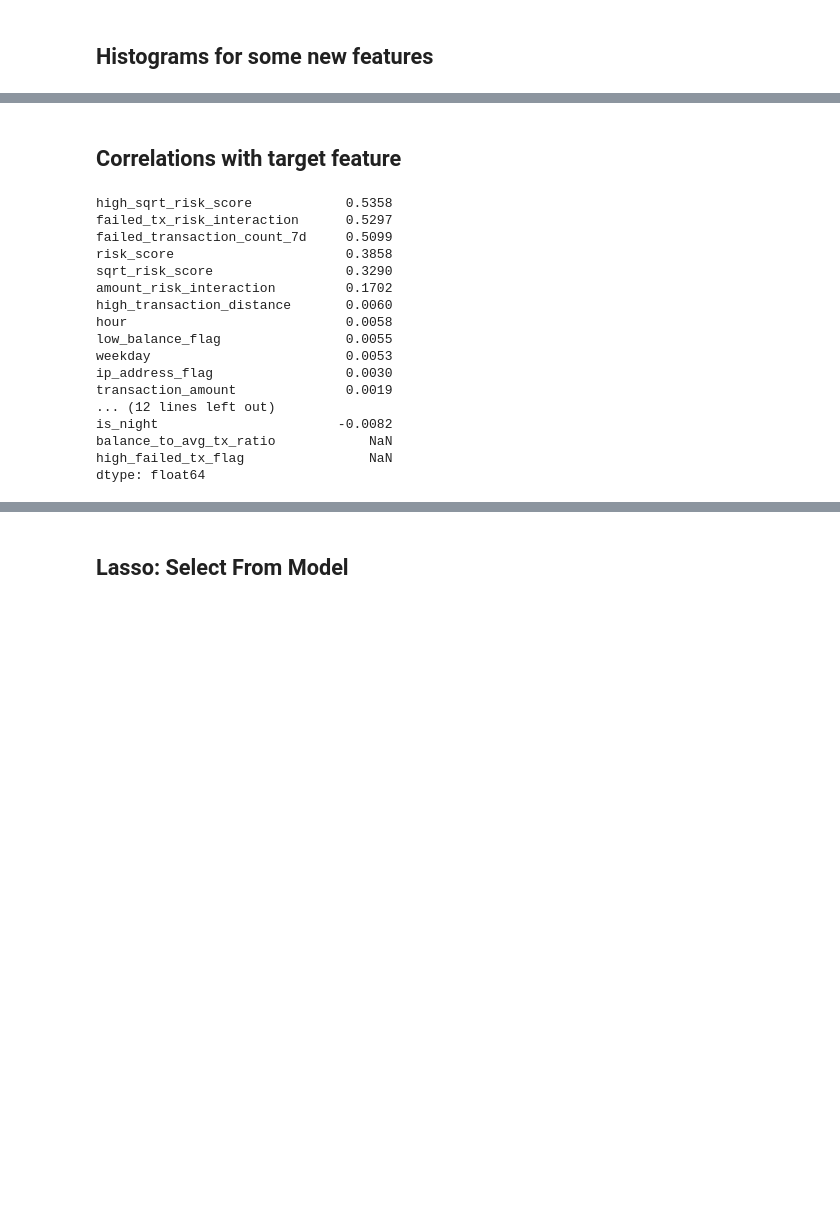
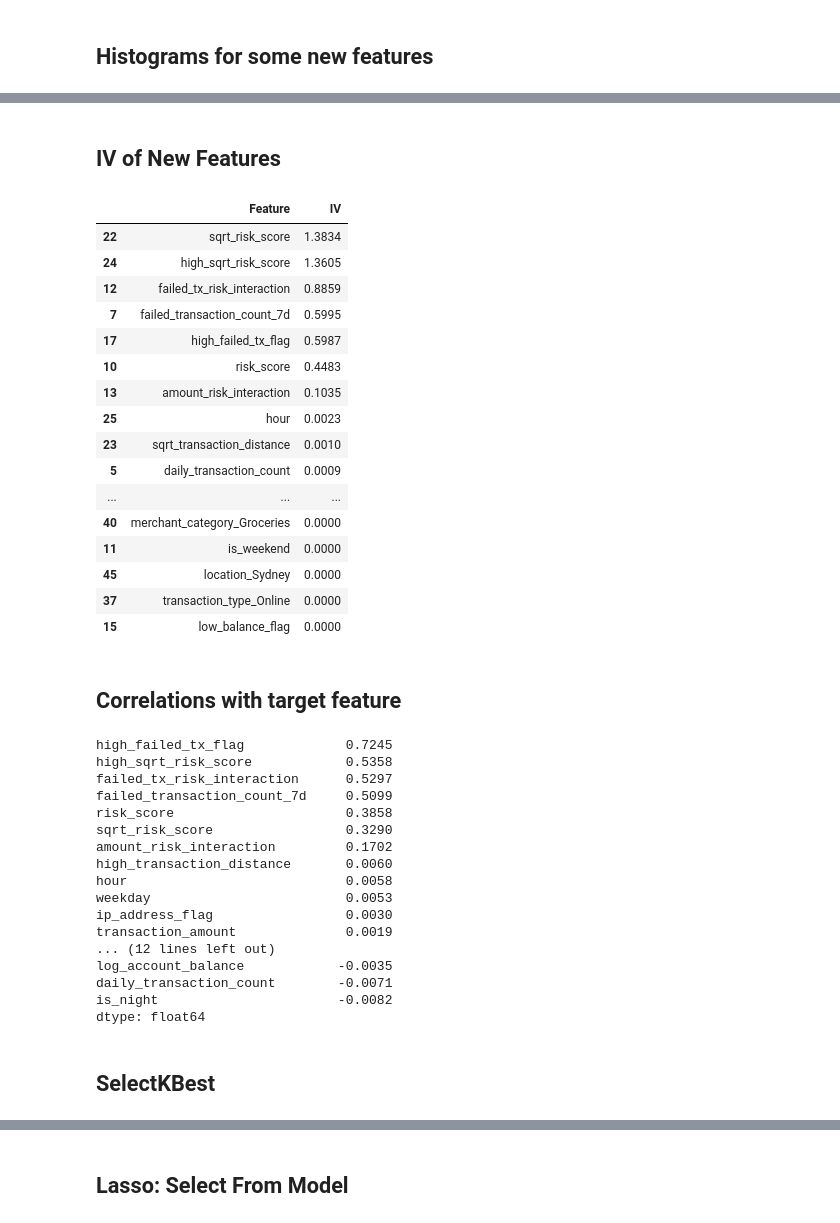
Before and after one commit to k-osinski/WUM_Projekt_1, a Jupyter notebook: fraud_feature_extraction_prim.ipynb, the cells around one changed output, grey strips where cells are left out. Cells and saved outputs as stored; diff of their text form; code cells hidden in the pictures; blank space fills up the shorter version.

```diff
--- a/fraud_feature_extraction_prim.ipynb
+++ b/fraud_feature_extraction_prim.ipynb
@@ -208,10 +234,49 @@ plt.show()
+# %% [markdown]
+## IV of New Features
+# %%
+iv_values2 = {}
+for feature in X2.columns:
+    # Jeśli kolumna kategoryczna lub dyskretna to względem kategorii
+    if X2[feature].dtype == 'object' or feature in discrete_columns:
+        _, iv = calculate_woe_iv(pd.concat([X2, Y],axis=1), feature, 'fraud_label' )
+    # Jeśli kolumna numeryczna to dzielimy na biny i liczymy względem binów
+    else:
+        X2_binned = pd.cut(X2[feature], bins=10, labels=False)
+        _, iv = calculate_woe_iv(pd.concat([X2_binned, Y],axis=1), feature, 'fraud_label' )
+    iv_values2[feature] = iv
+
+# Eleganckie zapisanie wyników
+pd.set_option('display.float_format', lambda x: '{:.4f}'.format(x))
+
+iv_df2 = pd.DataFrame(list(iv_values2.items()), columns=['Feature', 'IV'])
+iv_df2 = iv_df2.sort_values(by='IV', ascending=False)
+iv_df2
+# %% [output]
+|  | Feature | IV |
+| 22 | sqrt_risk_score | 1.3834 |
+| 24 | high_sqrt_risk_score | 1.3605 |
+| 12 | failed_tx_risk_interaction | 0.8859 |
+| 7 | failed_transaction_count_7d | 0.5995 |
+| 17 | high_failed_tx_flag | 0.5987 |
+| 10 | risk_score | 0.4483 |
+| 13 | amount_risk_interaction | 0.1035 |
+| 25 | hour | 0.0023 |
+| 23 | sqrt_transaction_distance | 0.0010 |
+| 5 | daily_transaction_count | 0.0009 |
+| ... | ... | ... |
+| 40 | merchant_category_Groceries | 0.0000 |
+| 11 | is_weekend | 0.0000 |
+| 45 | location_Sydney | 0.0000 |
+| 37 | transaction_type_Online | 0.0000 |
+| 15 | low_balance_flag | 0.0000 |
 # %% [markdown]
 ## Correlations with target feature
 # %%
-X_numeric = X.select_dtypes(include=['number'])
+X_numeric = X2.select_dtypes(include=['number'])
 correlations = X_numeric.corrwith(Y).sort_values(ascending=False)
 print(correlations)
 # %% [output]
+high_failed_tx_flag             0.7245
 high_sqrt_risk_score            0.5358
 failed_tx_risk_interaction      0.5297
 failed_transaction_count_7d     0.5099
@@ -220,12 +285,13 @@ sqrt_risk_score                 0.3290
 amount_risk_interaction         0.1702
 high_transaction_distance       0.0060
 hour                            0.0058
-low_balance_flag                0.0055
 weekday                         0.0053
 ip_address_flag                 0.0030
 transaction_amount              0.0019
 ... (12 lines left out)
+log_account_balance            -0.0035
+daily_transaction_count        -0.0071
 is_night                       -0.0082
-balance_to_avg_tx_ratio            NaN
-high_failed_tx_flag                NaN
 dtype: float64
+# %% [markdown]
+## SelectKBest
```
Also changed, not shown: parts of 14 cells of this notebook.
